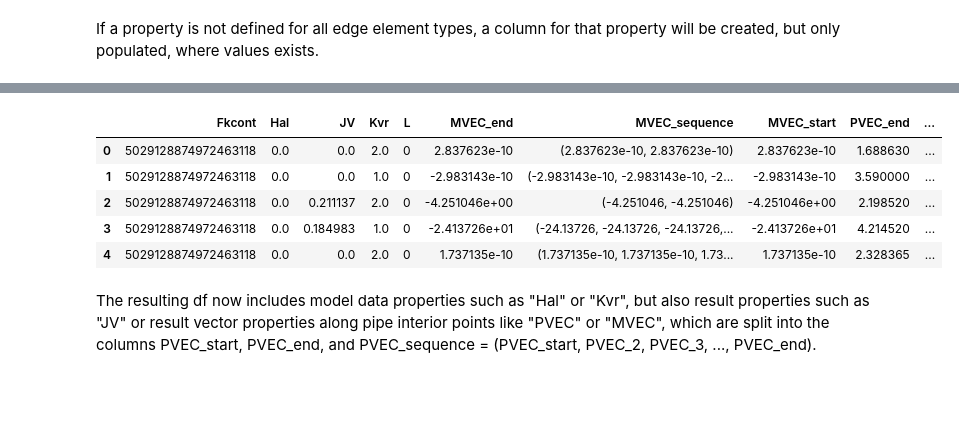
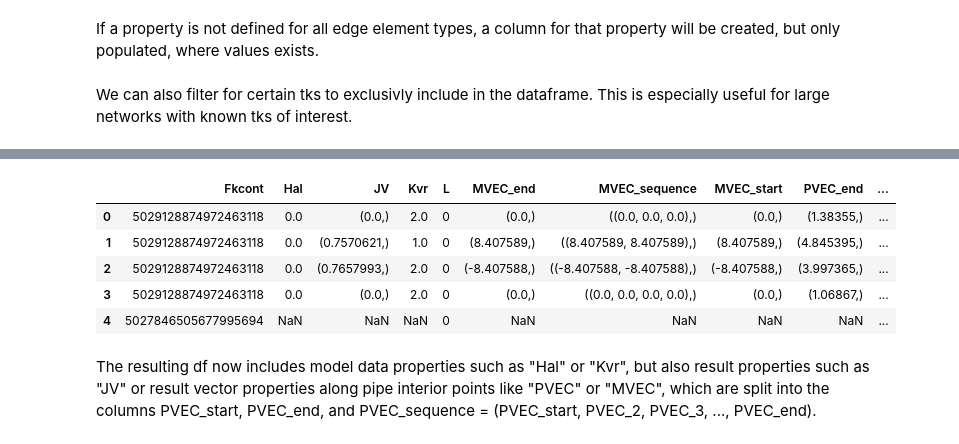
Before and after one commit to 3SConsult/sir3stoolkit, a Jupyter notebook: .doctrees/nbsphinx/tutorials/SIR3S_Model_Mantle/Tutorial053_Assets/ToolkitTutorial053.ipynb, the cells around one changed output, grey strips where cells are left out. Drawn from its saved outputs; the diff is of its cells as text; code cells hidden in the pictures; blank space fills up the shorter version.

```diff
--- a/.doctrees/nbsphinx/tutorials/SIR3S_Model_Mantle/Tutorial053_Assets/ToolkitTutorial053.ipynb
+++ b/.doctrees/nbsphinx/tutorials/SIR3S_Model_Mantle/Tutorial053_Assets/ToolkitTutorial053.ipynb
@@ -78,5 +78,6 @@ HeatExchanger is not supported.
 # %% [markdown]
 If we don't request any properties, we will only get [tk, Fkcont, geometry, fkKI, fkKK, element_type, L] as df columns.
 # %%
-(s3s.generate_edge_dataframe()).head(5)
+df, timestamp_to_tuple_index = s3s.generate_edge_dataframe()
+df.head(5)
 # %% [output]
@@ -109,6 +110,12 @@ If we don't request any properties, we will only get [tk, Fkcont, geometry, fkKI
 We can request additional properties. Here we can mix model data and result properties in the same param.
 # %% [markdown]
 If a property is not defined for all edge element types, a column for that property will be created, but only populated, where values exists.
+# %% [markdown]
+We can also filter for certain tks to exclusivly include in the dataframe. This is especially useful for large networks with known tks of interest.
+# %%
+tks_of_interest = df["tk"][520:550].tolist() # now we just choose some randomly
 # %%
-(s3s.generate_edge_dataframe(properties=["Hal", "Kvr", "JV", "PVEC", "MVEC"])).head(5) # use last simulation timestamp
+df, timestamp_to_tuple_index = s3s.generate_edge_dataframe(properties=["Hal", "Kvr", "JV", "PVEC", "MVEC"],
+                                                           tks=tks_of_interest)
+df.head(5)
 # %% [output]
@@ -132,9 +139,9 @@ If a property is not defined for all edge element types, a column for that prope
 |  | Fkcont | Hal | JV | Kvr | L | MVEC_end | MVEC_sequence | MVEC_start | PVEC_end | ... |
-| 0 | 5029128874972463118 | 0.0 | 0.0 | 2.0 | 0 | 2.837623e-10 | (2.837623e-10, 2.837623e-10) | 2.837623e-10 | 1.688630 | ... |
-| 1 | 5029128874972463118 | 0.0 | 0.0 | 1.0 | 0 | -2.983143e-10 | (-2.983143e-10, -2.983143e-10, -2... | -2.983143e-10 | 3.590000 | ... |
-| 2 | 5029128874972463118 | 0.0 | 0.211137 | 2.0 | 0 | -4.251046e+00 | (-4.251046, -4.251046) | -4.251046e+00 | 2.198520 | ... |
-| 3 | 5029128874972463118 | 0.0 | 0.184983 | 1.0 | 0 | -2.413726e+01 | (-24.13726, -24.13726, -24.13726,... | -2.413726e+01 | 4.214520 | ... |
-| 4 | 5029128874972463118 | 0.0 | 0.0 | 2.0 | 0 | 1.737135e-10 | (1.737135e-10, 1.737135e-10, 1.73... | 1.737135e-10 | 2.328365 | ... |
+| 0 | 5029128874972463118 | 0.0 | (0.0,) | 2.0 | 0 | (0.0,) | ((0.0, 0.0, 0.0),) | (0.0,) | (1.38355,) | ... |
+| 1 | 5029128874972463118 | 0.0 | (0.7570621,) | 1.0 | 0 | (8.407589,) | ((8.407589, 8.407589),) | (8.407589,) | (4.845395,) | ... |
+| 2 | 5029128874972463118 | 0.0 | (0.7657993,) | 2.0 | 0 | (-8.407588,) | ((-8.407588, -8.407588),) | (-8.407588,) | (3.997365,) | ... |
+| 3 | 5029128874972463118 | 0.0 | (0.0,) | 2.0 | 0 | (0.0,) | ((0.0, 0.0, 0.0, 0.0),) | (0.0,) | (1.06867,) | ... |
+| 4 | 5027846505677995694 | NaN | NaN | NaN | 0 | NaN | NaN | NaN | NaN | ... |
 # %% [markdown]
 The resulting df now includes model data properties such as "Hal" or "Kvr", but also result properties such as "JV" or result vector properties along pipe interior points like "PVEC" or "MVEC", which are split into the columns PVEC_start, PVEC_end, and PVEC_sequence = (PVEC_start, PVEC_2, PVEC_3, ..., PVEC_end).
 # %% [markdown]
```
Also changed, not shown: parts of 30 cells of this notebook, 39 other files.
